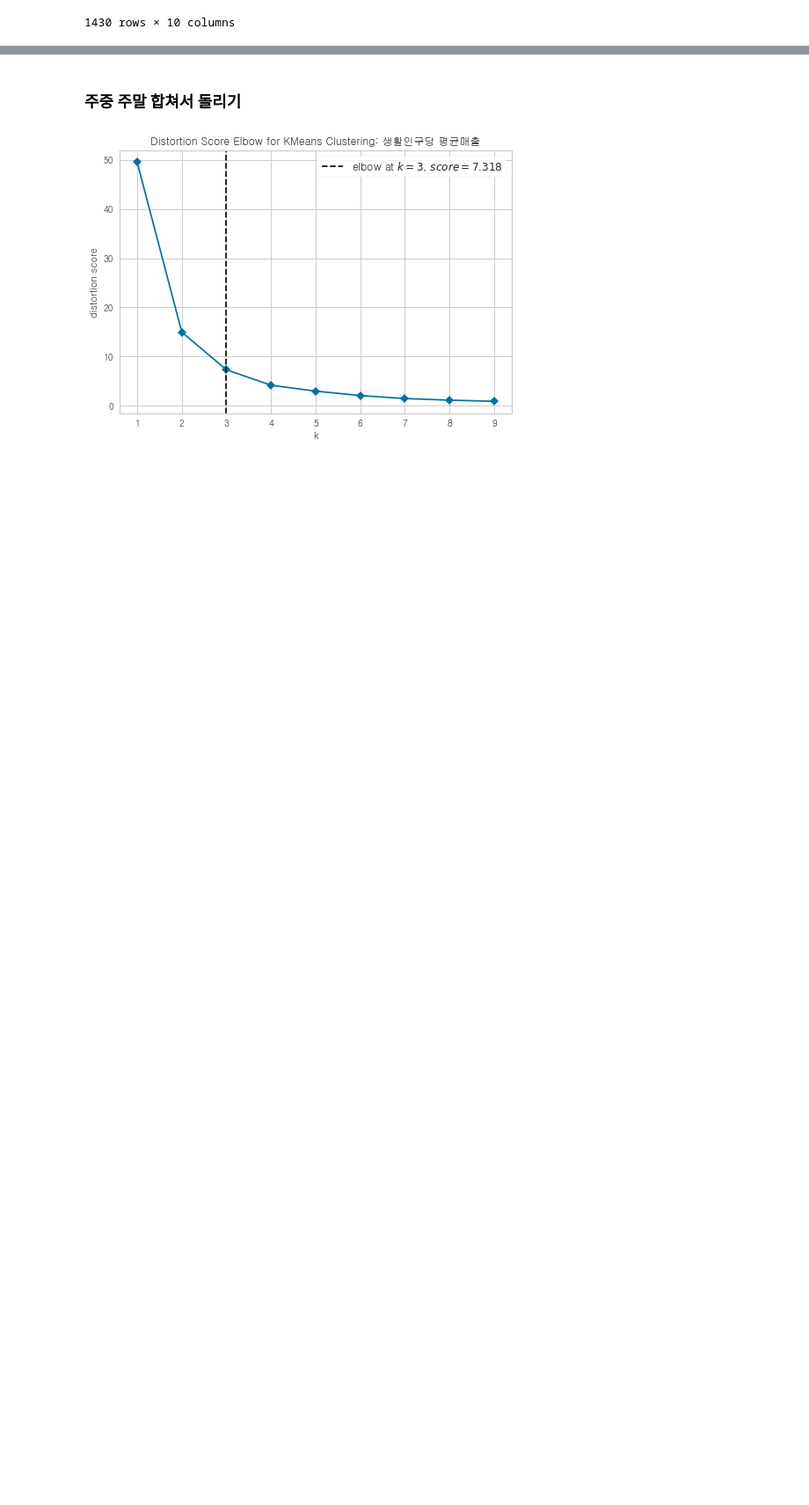
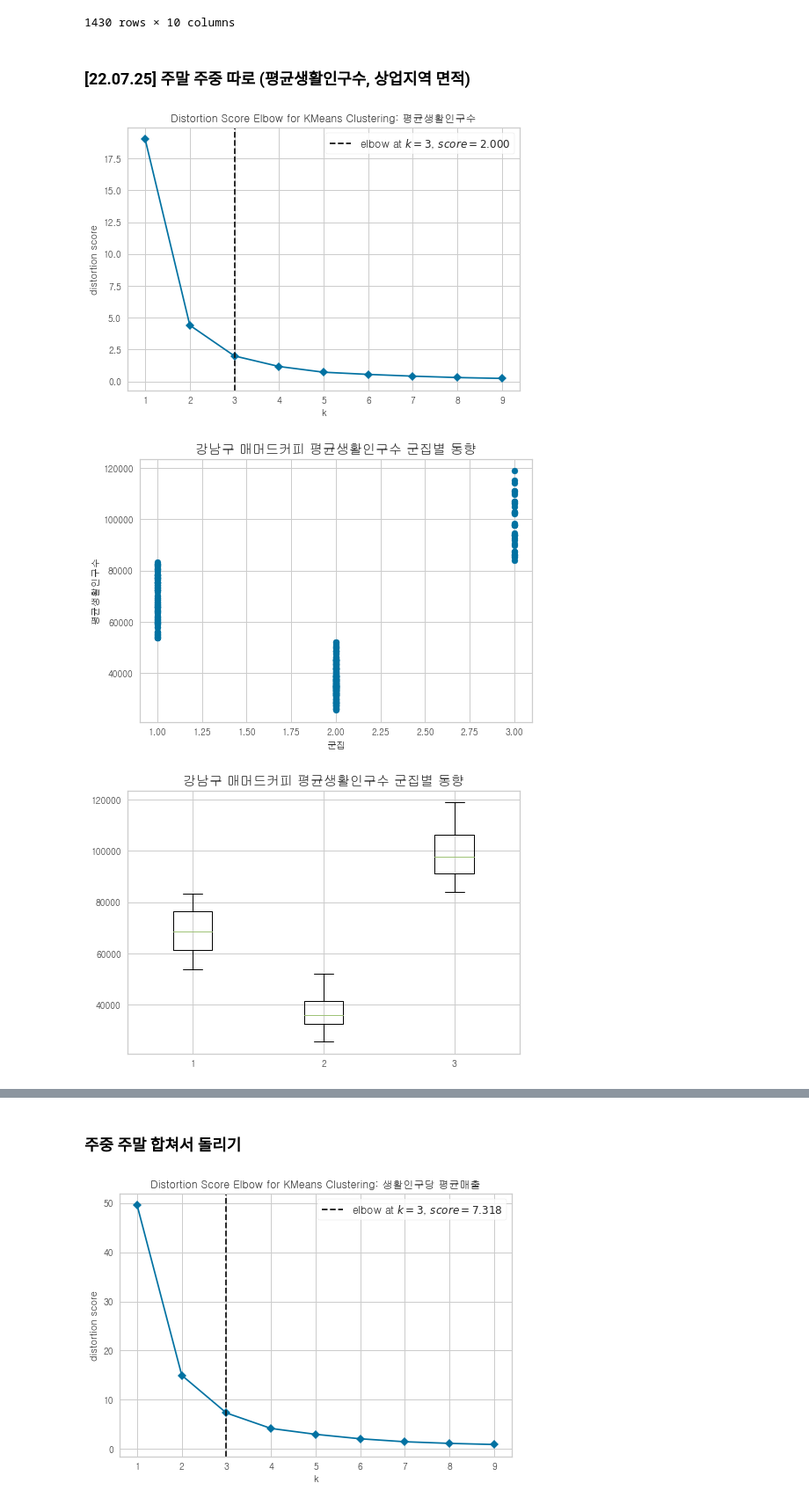
Before and after one commit to POSdata-Sales-Prediction/Store-operation-consulting, a Jupyter notebook: Modeling/Sub2/clustering.ipynb, the cells around one changed output, grey strips where cells are left out. Shown: that part at 88% size. Cells and saved outputs as stored; diff of their text form; code cells hidden in the pictures; blank space fills up the shorter version.

```diff
--- a/Modeling/Sub2/clustering.ipynb
+++ b/Modeling/Sub2/clustering.ipynb
@@ -30,3 +30,8 @@ mamm_feature_weekday = mamm_feature[mamm_feature["주중/주말"] == 0]
 mamm_feature_weekend.shape, mamm_feature_weekday.shape
 # %% [output]
 ((306, 10), (1125, 10))
+# %%
+# [22.07.24] 생활인구당 평균 매출 아웃라이어 25000 이상 삭제
+mamm_feature_weekend_dropped = mamm_feature_weekend.drop(mamm_feature_weekend[mamm_feature_weekend["생활인구당 평균매출"] >= 25000].index)
+mamm_feature_weekday_dropped = mamm_feature_weekday.drop(mamm_feature_weekday[mamm_feature_weekday["생활인구당 평균매출"] >= 25000].index)
+mamm_feature_weekend_dropped.shape, mamm_feature_weekday_dropped.shape
@@ -32,0 +40,11 @@ mamm_feature_weekend.shape, mamm_feature_weekday.shape
+# %%
+# [22.07.24] 생활인구당 평균 매출 5000 이하를 1로 라벨링
+from collections import Counter
+mamm_feature_weekend_dropped["실패여부"] = 0
+mamm_feature_weekend_dropped.loc[mamm_feature_weekend_dropped[mamm_feature_weekend_dropped["생활인구당 평균매출"] <= 5000].index,["실패여부"]] = 1
+
+mamm_feature_weekday_dropped["실패여부"] = 0
+mamm_feature_weekday_dropped.loc[mamm_feature_weekday_dropped[mamm_feature_weekday_dropped["생활인구당 평균매출"] <= 5000].index,["실패여부"]] = 1
+
+print("주말: ",Counter(mamm_feature_weekend_dropped["실패여부"] ))
+print("주중: ",Counter(mamm_feature_weekday_dropped["실패여부"] ))
@@ -102,3 +123,13 @@ def clustering(data, col):
     plt.boxplot(value) # vert: 가로/세로 상자그림
     plt.title('강남구 매머드커피 '+ col+ ' 군집별 동향', fontsize=15)
     plt.show()
+# %% [markdown]
+### [22.07.25] 주말 주중 따로 (평균생활인구수, 상업지역 면적)
+# %%
+# 주말 데이터
+clustering(mamm_feature_weekend_dropped,"평균생활인구수")
+clustering(mamm_feature_weekend_dropped,"상업지역 면적")
+# %% [output]
+[figure, added]
+[figure, added]
+[figure, added]
```
Also changed, not shown: parts of 6 cells of this notebook.
